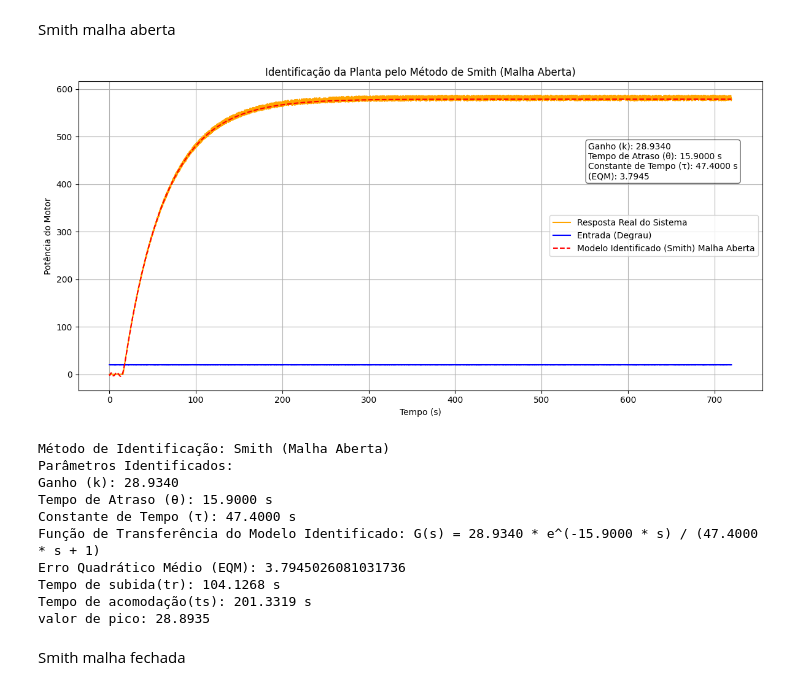
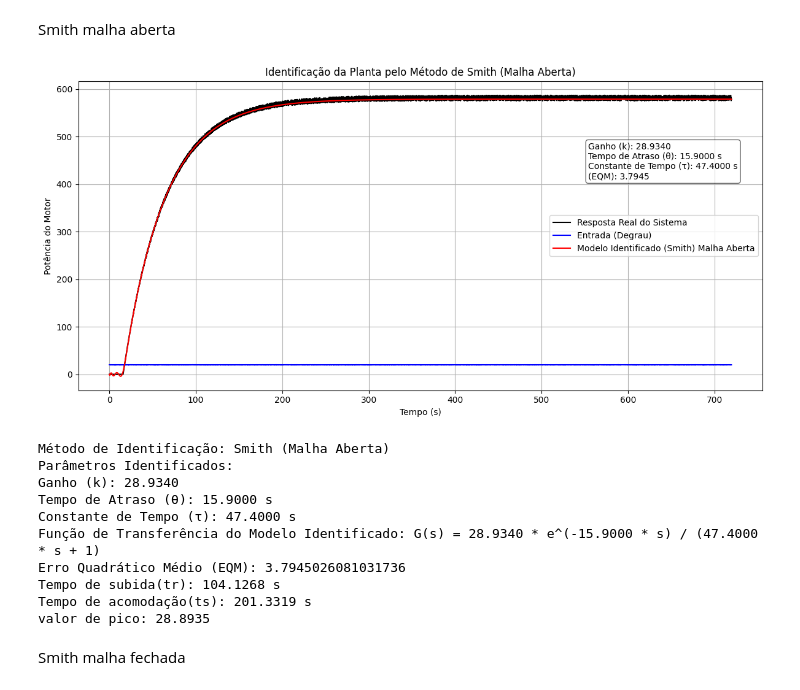
Before and after one commit to bsmvictor/Sistemas-Embarcados, a Jupyter notebook: Projeto_pratico/Smith.ipynb, the cells around one changed output. Saved outputs shown, nothing was run; the diff lists cells and outputs as text; code cells hidden in the pictures.

```diff
--- a/Projeto_pratico/Smith.ipynb
+++ b/Projeto_pratico/Smith.ipynb
@@ -54,9 +54,9 @@ EQM = np.sqrt(np.sum((y_modelo - saida) ** 2) / len(saida))
 
 # 9. Visualização dos Resultados
 plt.figure(figsize=(12, 6))
-plt.plot(tempo, saida, 'orange', label='Resposta Real do Sistema')
+plt.plot(tempo, saida, 'black', label='Resposta Real do Sistema')
 plt.plot(tempo, entrada, label='Entrada (Degrau)', color='blue')
-plt.plot(t_sim, y_modelo, 'r--', label='Modelo Identificado (Smith) Malha Aberta')
+plt.plot(t_sim, y_modelo, 'r', label='Modelo Identificado (Smith) Malha Aberta')
 plt.title('Identificação da Planta pelo Método de Smith (Malha Aberta)')
 plt.xlabel('Tempo (s)')
 plt.ylabel('Potência do Motor')
@@ -66,34 +66,34 @@ plt.tight_layout()
 
 # Adicionando os parâmetros identificados no gráfico em uma caixa delimitada
 props = dict(boxstyle='round', facecolor='white', alpha=0.6)  # Estilo da caixa
 
 textstr = '\n'.join((
     f'Ganho (k): {k:.4f}',
     f'Tempo de Atraso (θ): {theta:.4f} s',
     f'Constante de Tempo (τ): {tau:.4f} s',
     f'(EQM): {EQM:.4f}'))
 
 # Posicionar a caixa com os resultados no gráfico
 plt.text(tempo[-1] * 0.77, max(saida) * 0.7, textstr, fontsize=10, bbox=props)
 
 plt.show()
 
 # Exibir os resultados
 print(f'Método de Identificação: Smith (Malha Aberta)')
 print(f'Parâmetros Identificados:')
 print(f'Ganho (k): {k:.4f}')
 print(f'Tempo de Atraso (θ): {theta:.4f} s')
 print(f'Constante de Tempo (τ): {tau:.4f} s')
 print(f'Função de Transferência do Modelo Identificado: G(s) = {k:.4f} * e^(-{theta:.4f} * s) / ({tau:.4f} * s + 1)')
 print(f'Erro Quadrático Médio (EQM): {EQM}')
 
 info = ctrl.step_info(resposta_modelo)
 # Exibir o tempo de subida e o tempo de acomodação
 print(f"Tempo de subida(tr): {info['RiseTime']:.4f} s")
 print(f"Tempo de acomodação(ts): {info['SettlingTime']:.4f} s")
 print(f"valor de pico: {info['Peak']:.4f}")
 # %% [output]
-[figure, old version]
+[figure, new version]
 Método de Identificação: Smith (Malha Aberta)
 Parâmetros Identificados:
 Ganho (k): 28.9340
```
Also changed, not shown: parts of 2 cells of this notebook.
